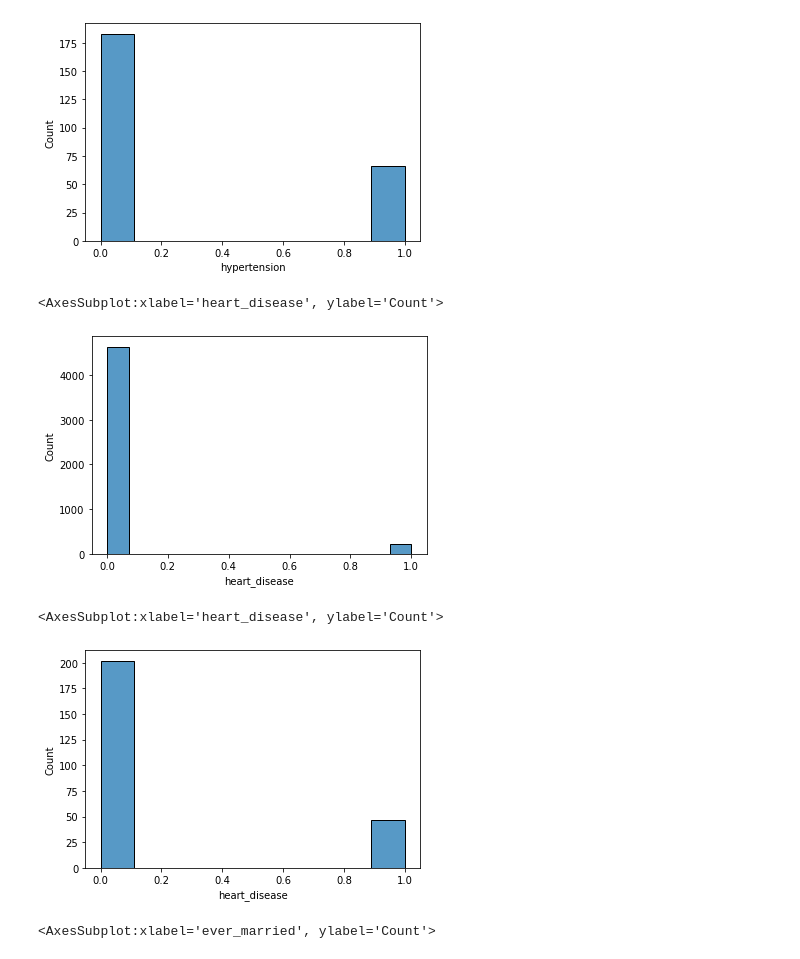
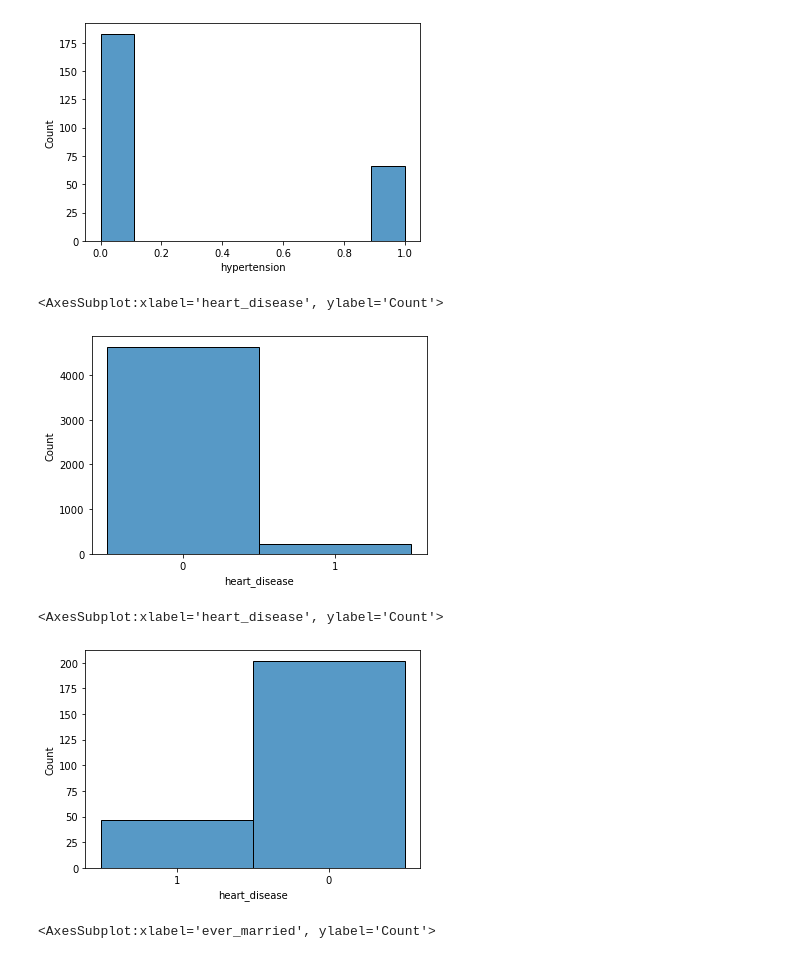
Before and after one commit to Eldiias/data-ft-par-labs, a Jupyter notebook: Projects/Week-5_6/Untitled.ipynb, the cells around one changed output. Saved outputs shown, nothing was run; the diff lists cells and outputs as text; code cells hidden in the pictures.

```diff
--- a/Projects/Week-5_6/Untitled.ipynb
+++ b/Projects/Week-5_6/Untitled.ipynb
@@ -98,15 +98,15 @@ sns.histplot(df.hypertension[df.stroke==1])
 <AxesSubplot:xlabel='hypertension', ylabel='Count'>
 [figure]
 # %%
-sns.histplot(df.heart_disease[df.stroke==0])
+sns.histplot(df.heart_disease.astype('str')[df.stroke==0])
 # %% [output]
 <AxesSubplot:xlabel='heart_disease', ylabel='Count'>
-[figure, old version]
+[figure, new version]
 # %%
-sns.histplot(df.heart_disease[df.stroke==1])
+sns.histplot(df.heart_disease.astype('str')[df.stroke==1])
 # %% [output]
 <AxesSubplot:xlabel='heart_disease', ylabel='Count'>
-[figure, old version]
+[figure, new version]
 # %%
 sns.histplot(df.ever_married[df.stroke==0])
 # %% [output]
```
Also changed, not shown: parts of 37 cells of this notebook, 25 other files.
